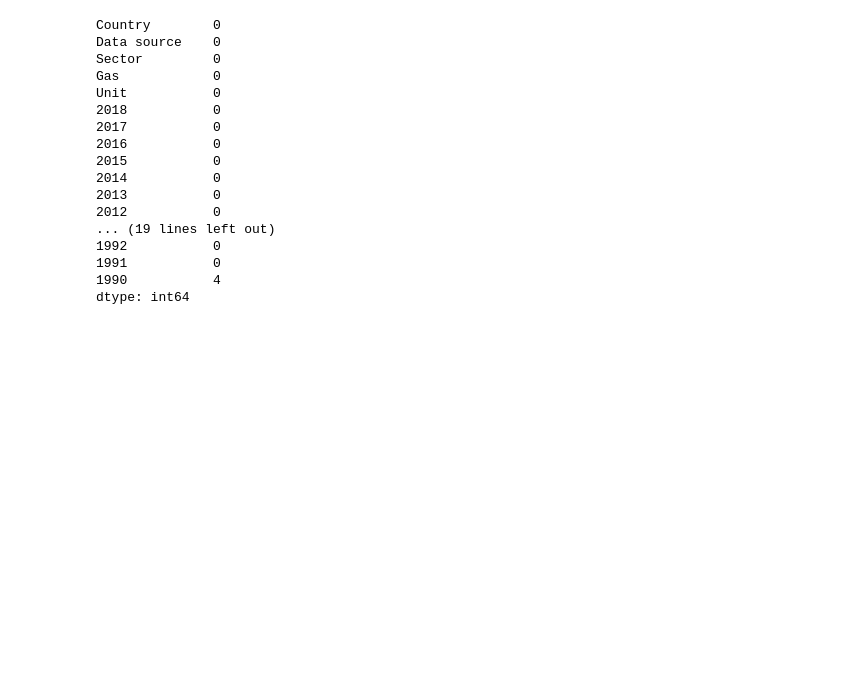
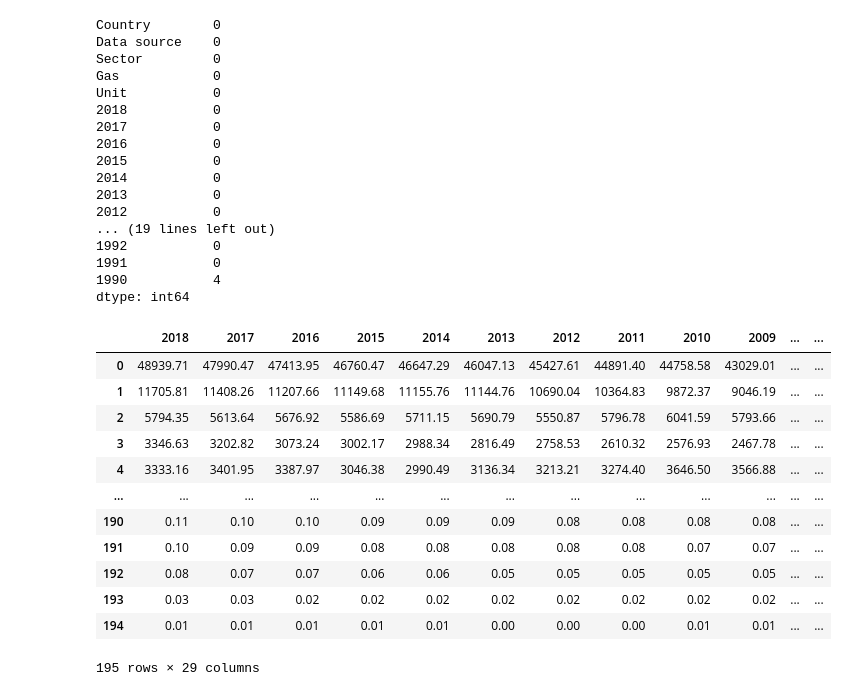
Before and after one commit to KJLumalang/ITBA-3206_Planeteers, a Jupyter notebook: ITBA_3206_Planeteers.ipynb, the cells around one changed output. Cells and saved outputs as stored; diff of their text form; code cells hidden in the pictures; blank space fills up the shorter version.

```diff
--- a/ITBA_3206_Planeteers.ipynb
+++ b/ITBA_3206_Planeteers.ipynb
@@ -56,0 +50,17 @@ plt.show()
+# %%
+df_new=df.iloc[:,range(5,34)].copy()
+df_new
+# %% [output]
+|  | 2018 | 2017 | 2016 | 2015 | 2014 | 2013 | 2012 | 2011 | 2010 | 2009 | ... | ... |
+| 0 | 48939.71 | 47990.47 | 47413.95 | 46760.47 | 46647.29 | 46047.13 | 45427.61 | 44891.40 | 44758.58 | 43029.01 | ... | ... |
+| 1 | 11705.81 | 11408.26 | 11207.66 | 11149.68 | 11155.76 | 11144.76 | 10690.04 | 10364.83 | 9872.37 | 9046.19 | ... | ... |
+| 2 | 5794.35 | 5613.64 | 5676.92 | 5586.69 | 5711.15 | 5690.79 | 5550.87 | 5796.78 | 6041.59 | 5793.66 | ... | ... |
+| 3 | 3346.63 | 3202.82 | 3073.24 | 3002.17 | 2988.34 | 2816.49 | 2758.53 | 2610.32 | 2576.93 | 2467.78 | ... | ... |
+| 4 | 3333.16 | 3401.95 | 3387.97 | 3046.38 | 2990.49 | 3136.34 | 3213.21 | 3274.40 | 3646.50 | 3566.88 | ... | ... |
+| ... | ... | ... | ... | ... | ... | ... | ... | ... | ... | ... | ... | ... |
+| 190 | 0.11 | 0.10 | 0.10 | 0.09 | 0.09 | 0.09 | 0.08 | 0.08 | 0.08 | 0.08 | ... | ... |
+| 191 | 0.10 | 0.09 | 0.09 | 0.08 | 0.08 | 0.08 | 0.08 | 0.08 | 0.07 | 0.07 | ... | ... |
+| 192 | 0.08 | 0.07 | 0.07 | 0.06 | 0.06 | 0.05 | 0.05 | 0.05 | 0.05 | 0.05 | ... | ... |
+| 193 | 0.03 | 0.03 | 0.02 | 0.02 | 0.02 | 0.02 | 0.02 | 0.02 | 0.02 | 0.02 | ... | ... |
+| 194 | 0.01 | 0.01 | 0.01 | 0.01 | 0.01 | 0.00 | 0.00 | 0.00 | 0.01 | 0.01 | ... | ... |
+195 rows × 29 columns
```
Also changed, not shown: parts of 2 cells of this notebook.
